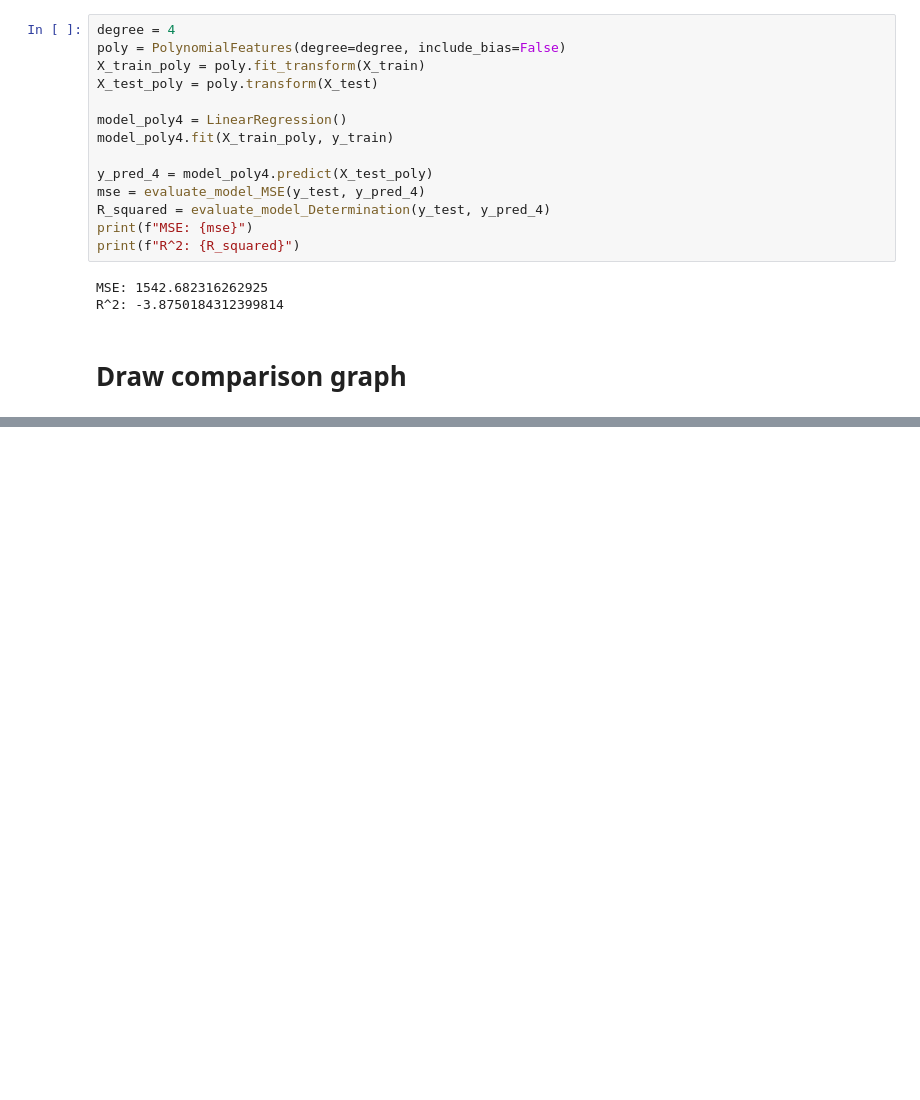
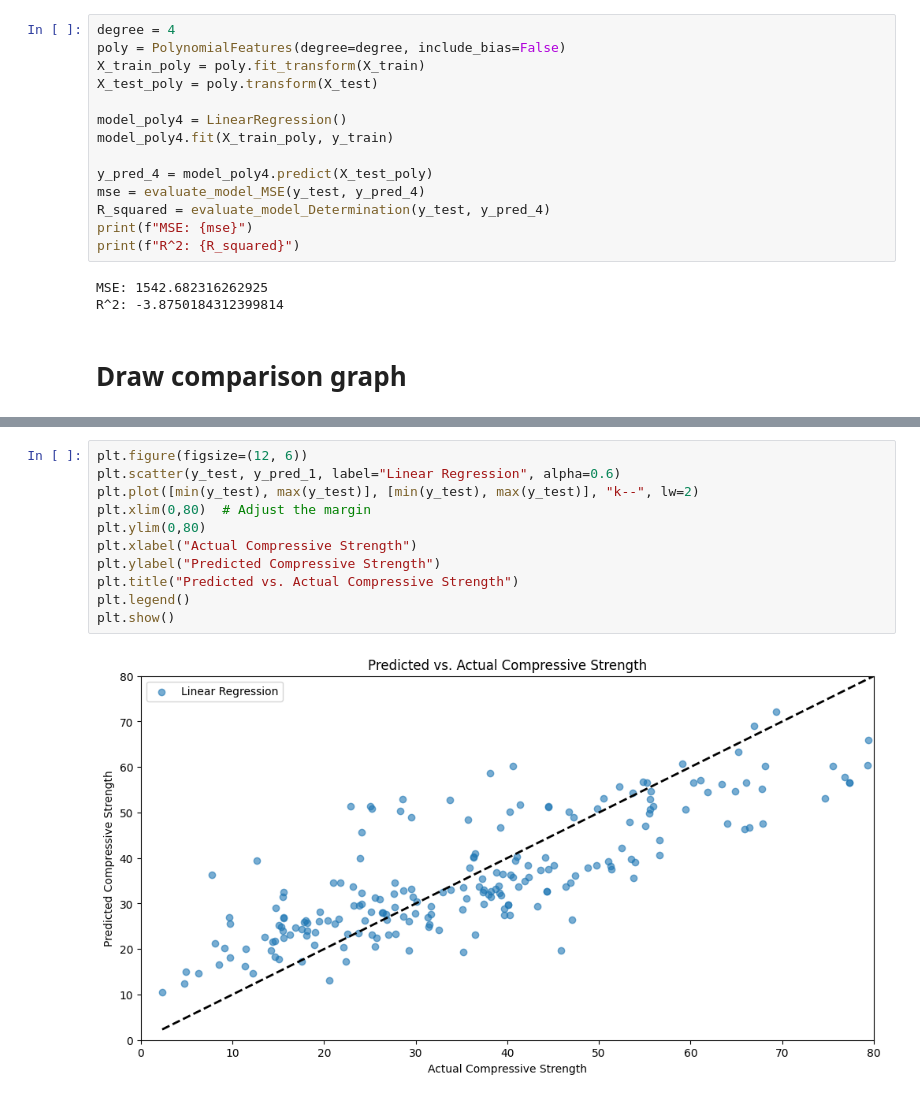
Before and after one commit to ParinArora/Assignment1A, a Jupyter notebook: Question5/Question5.ipynb, the cells around one changed output, grey strips where cells are left out. Saved outputs shown, nothing was run; the diff lists cells and outputs as text; blank space fills up the shorter version.

```diff
--- a/Question5/Question5.ipynb
+++ b/Question5/Question5.ipynb
@@ -213,3 +215,16 @@ Requirement already satisfied: pyparsing>=2.3.1 in /home/minibiscuitoreo/Ashoka/
 [notice] A new release of pip is available: 25.0 -> 25.0.1
 [notice] To update, run: pip install --upgrade pip
 Note: you may need to restart the kernel to use updated packages.
+# %%
+plt.figure(figsize=(12, 6))
+plt.scatter(y_test, y_pred_1, label="Linear Regression", alpha=0.6)
+plt.plot([min(y_test), max(y_test)], [min(y_test), max(y_test)], "k--", lw=2)
+plt.xlim(0,80)  # Adjust the margin
+plt.ylim(0,80)
+plt.xlabel("Actual Compressive Strength")
+plt.ylabel("Predicted Compressive Strength")
+plt.title("Predicted vs. Actual Compressive Strength")
+plt.legend()
+plt.show()
+# %% [output]
+[figure, added]
```
Also changed, not shown: parts of 8 cells of this notebook, 1 other file.
